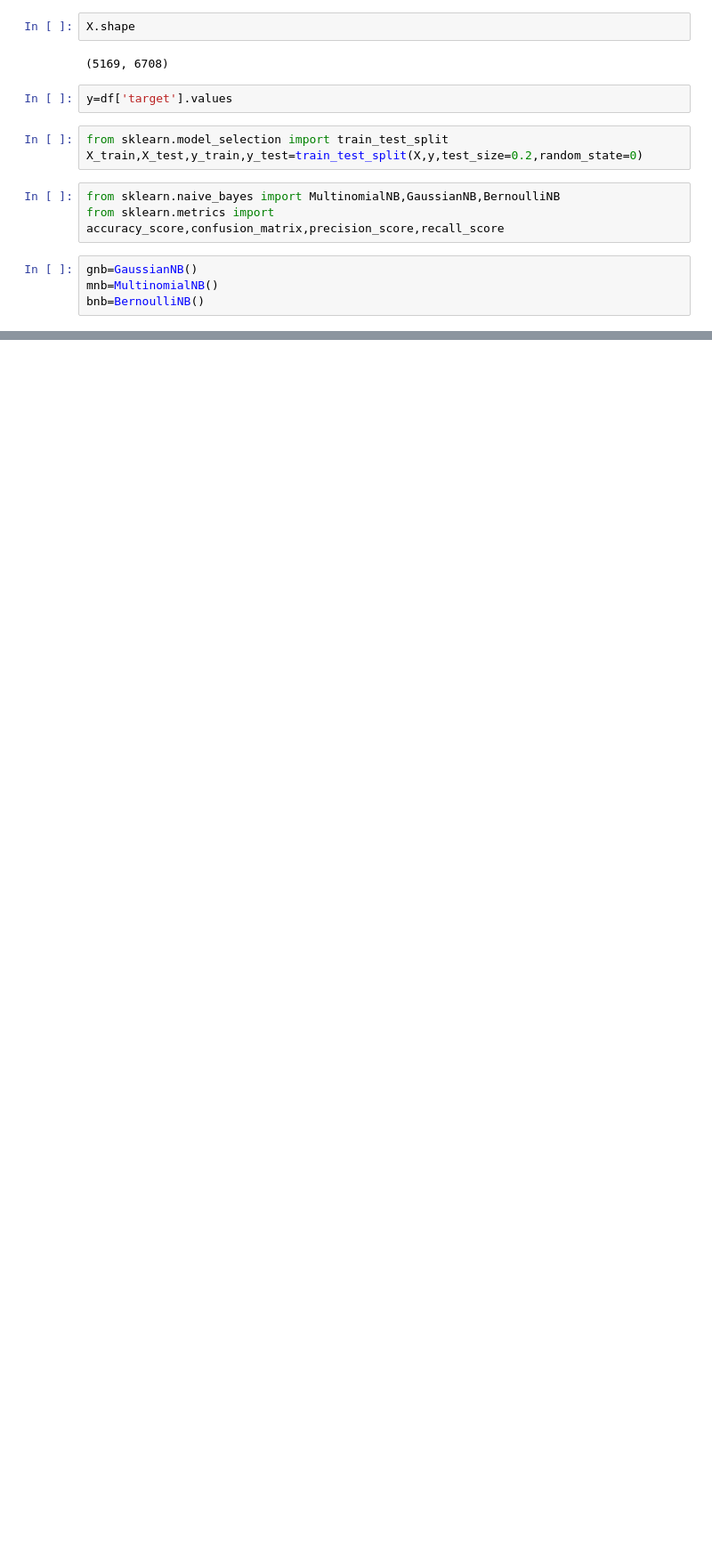
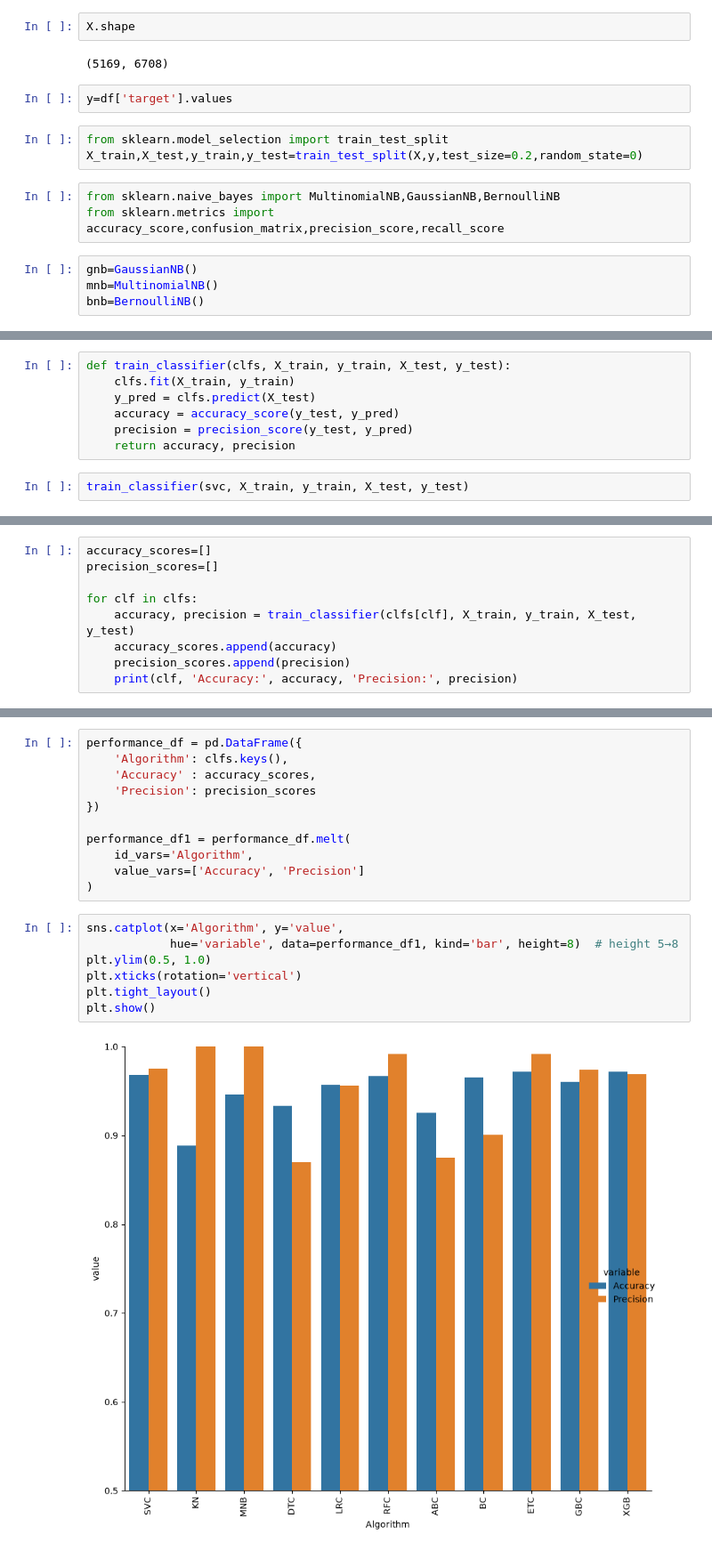
Before and after one commit to GarvChopra/Email-spam-classifier-ML-PROJECT-, a Jupyter notebook: sms-spam-detection.ipynb, the cells around one changed output, grey strips where cells are left out. Shown at 89% size. Cells and saved outputs as stored; diff of their text form; blank space fills up the shorter version.

```diff
--- a/sms-spam-detection.ipynb
+++ b/sms-spam-detection.ipynb
@@ -422,0 +488,9 @@ print(precision_score(y_test, y_pred1))
+# %%
+def train_classifier(clfs, X_train, y_train, X_test, y_test):
+    clfs.fit(X_train, y_train)
+    y_pred = clfs.predict(X_test)
+    accuracy = accuracy_score(y_test, y_pred)
+    precision = precision_score(y_test, y_pred)
+    return accuracy, precision
+# %%
+train_classifier(svc, X_train, y_train, X_test, y_test)
@@ -422,0 +499,9 @@ print(precision_score(y_test, y_pred1))
+# %%
+accuracy_scores=[]
+precision_scores=[]
+
+for clf in clfs:
+    accuracy, precision = train_classifier(clfs[clf], X_train, y_train, X_test, y_test)
+    accuracy_scores.append(accuracy)
+    precision_scores.append(precision)
+    print(clf, 'Accuracy:', accuracy, 'Precision:', precision)
@@ -422,0 +536,20 @@ print(precision_score(y_test, y_pred1))
+# %%
+performance_df = pd.DataFrame({
+    'Algorithm': clfs.keys(),
+    'Accuracy' : accuracy_scores,
+    'Precision': precision_scores
+})
+
+performance_df1 = performance_df.melt(
+    id_vars='Algorithm',
+    value_vars=['Accuracy', 'Precision']
+)
+# %%
+sns.catplot(x='Algorithm', y='value',
+            hue='variable', data=performance_df1, kind='bar', height=8)  # height 5→8
+plt.ylim(0.5, 1.0)
+plt.xticks(rotation='vertical')
+plt.tight_layout()
+plt.show()
+# %% [output]
+[figure, added]
```
Also changed, not shown: parts of 18 cells of this notebook.
